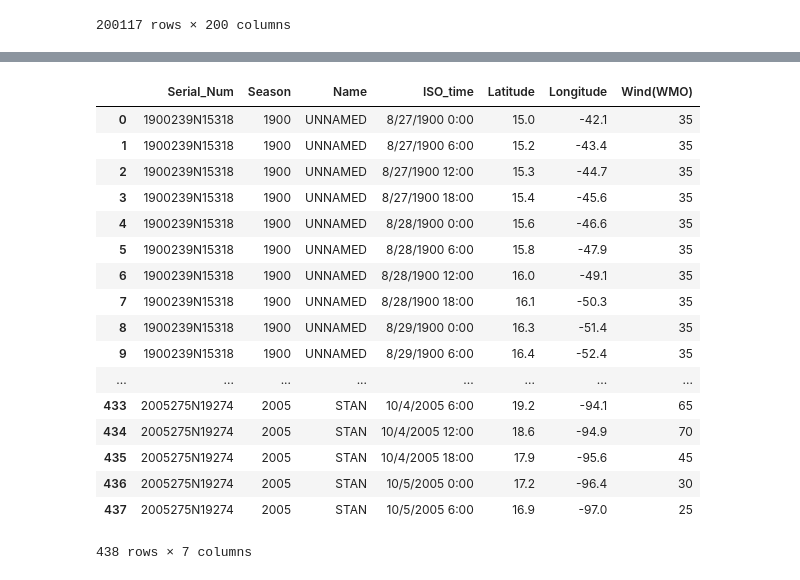
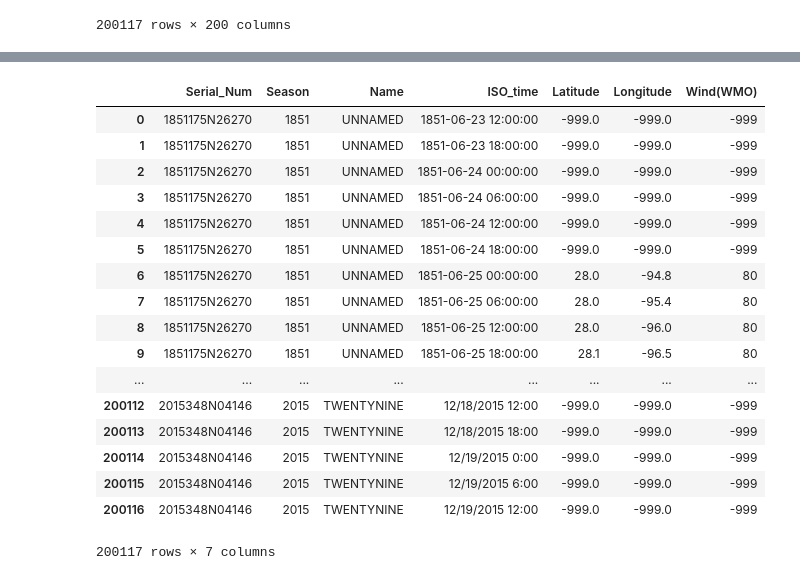
Before and after one commit to cs573-19s/gradfinal, a Jupyter notebook: Storms.ipynb, the cells around one changed output, grey strips where cells are left out. Drawn from its saved outputs; the diff is of its cells as text; code cells hidden in the pictures.

```diff
--- a/Storms.ipynb
+++ b/Storms.ipynb
@@ -84,23 +58,23 @@ SpecificStorms
 # %%
-Filtered = SpecificStorms[['Serial_Num', 'Season', 'Name', 'ISO_time', 'Latitude', 'Longitude', 'Wind(WMO)']]
+Filtered = TS[['Serial_Num', 'Season', 'Name', 'ISO_time', 'Latitude', 'Longitude', 'Wind(WMO)']]
 Filtered = Filtered.reset_index(drop=True)
 Filtered
 # %% [output]
 |  | Serial_Num | Season | Name | ISO_time | Latitude | Longitude | Wind(WMO) |
-| 0 | 1900239N15318 | 1900 | UNNAMED | 8/27/1900 0:00 | 15.0 | -42.1 | 35 |
-| 1 | 1900239N15318 | 1900 | UNNAMED | 8/27/1900 6:00 | 15.2 | -43.4 | 35 |
-| 2 | 1900239N15318 | 1900 | UNNAMED | 8/27/1900 12:00 | 15.3 | -44.7 | 35 |
-| 3 | 1900239N15318 | 1900 | UNNAMED | 8/27/1900 18:00 | 15.4 | -45.6 | 35 |
-| 4 | 1900239N15318 | 1900 | UNNAMED | 8/28/1900 0:00 | 15.6 | -46.6 | 35 |
-| 5 | 1900239N15318 | 1900 | UNNAMED | 8/28/1900 6:00 | 15.8 | -47.9 | 35 |
-| 6 | 1900239N15318 | 1900 | UNNAMED | 8/28/1900 12:00 | 16.0 | -49.1 | 35 |
-| 7 | 1900239N15318 | 1900 | UNNAMED | 8/28/1900 18:00 | 16.1 | -50.3 | 35 |
-| 8 | 1900239N15318 | 1900 | UNNAMED | 8/29/1900 0:00 | 16.3 | -51.4 | 35 |
-| 9 | 1900239N15318 | 1900 | UNNAMED | 8/29/1900 6:00 | 16.4 | -52.4 | 35 |
+| 0 | 1851175N26270 | 1851 | UNNAMED | 1851-06-23 12:00:00 | -999.0 | -999.0 | -999 |
+| 1 | 1851175N26270 | 1851 | UNNAMED | 1851-06-23 18:00:00 | -999.0 | -999.0 | -999 |
+| 2 | 1851175N26270 | 1851 | UNNAMED | 1851-06-24 00:00:00 | -999.0 | -999.0 | -999 |
+| 3 | 1851175N26270 | 1851 | UNNAMED | 1851-06-24 06:00:00 | -999.0 | -999.0 | -999 |
+| 4 | 1851175N26270 | 1851 | UNNAMED | 1851-06-24 12:00:00 | -999.0 | -999.0 | -999 |
+| 5 | 1851175N26270 | 1851 | UNNAMED | 1851-06-24 18:00:00 | -999.0 | -999.0 | -999 |
+| 6 | 1851175N26270 | 1851 | UNNAMED | 1851-06-25 00:00:00 | 28.0 | -94.8 | 80 |
+| 7 | 1851175N26270 | 1851 | UNNAMED | 1851-06-25 06:00:00 | 28.0 | -95.4 | 80 |
+| 8 | 1851175N26270 | 1851 | UNNAMED | 1851-06-25 12:00:00 | 28.0 | -96.0 | 80 |
+| 9 | 1851175N26270 | 1851 | UNNAMED | 1851-06-25 18:00:00 | 28.1 | -96.5 | 80 |
 | ... | ... | ... | ... | ... | ... | ... | ... |
-| 433 | 2005275N19274 | 2005 | STAN | 10/4/2005 6:00 | 19.2 | -94.1 | 65 |
-| 434 | 2005275N19274 | 2005 | STAN | 10/4/2005 12:00 | 18.6 | -94.9 | 70 |
-| 435 | 2005275N19274 | 2005 | STAN | 10/4/2005 18:00 | 17.9 | -95.6 | 45 |
-| 436 | 2005275N19274 | 2005 | STAN | 10/5/2005 0:00 | 17.2 | -96.4 | 30 |
-| 437 | 2005275N19274 | 2005 | STAN | 10/5/2005 6:00 | 16.9 | -97.0 | 25 |
+| 200112 | 2015348N04146 | 2015 | TWENTYNINE | 12/18/2015 12:00 | -999.0 | -999.0 | -999 |
+| 200113 | 2015348N04146 | 2015 | TWENTYNINE | 12/18/2015 18:00 | -999.0 | -999.0 | -999 |
+| 200114 | 2015348N04146 | 2015 | TWENTYNINE | 12/19/2015 0:00 | -999.0 | -999.0 | -999 |
+| 200115 | 2015348N04146 | 2015 | TWENTYNINE | 12/19/2015 6:00 | -999.0 | -999.0 | -999 |
+| 200116 | 2015348N04146 | 2015 | TWENTYNINE | 12/19/2015 12:00 | -999.0 | -999.0 | -999 |
-438 rows × 7 columns
+200117 rows × 7 columns
```
Also changed, not shown: parts of 10 cells of this notebook, 6 other files.
